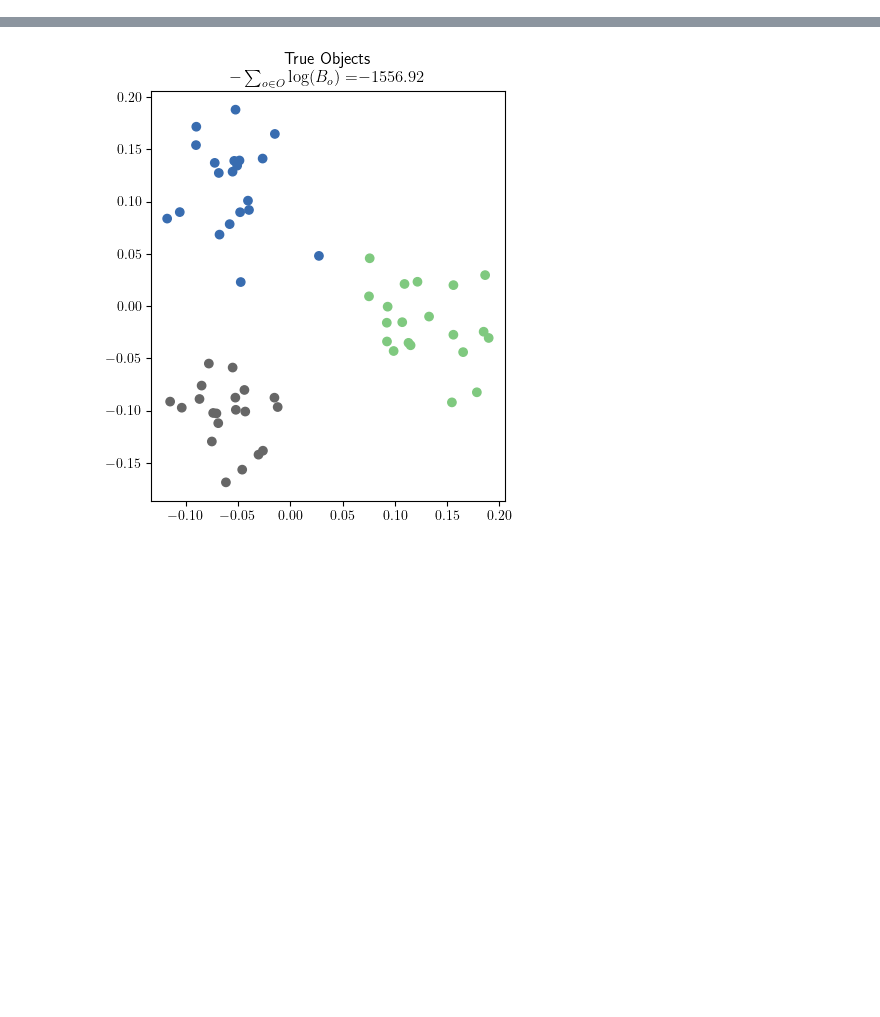
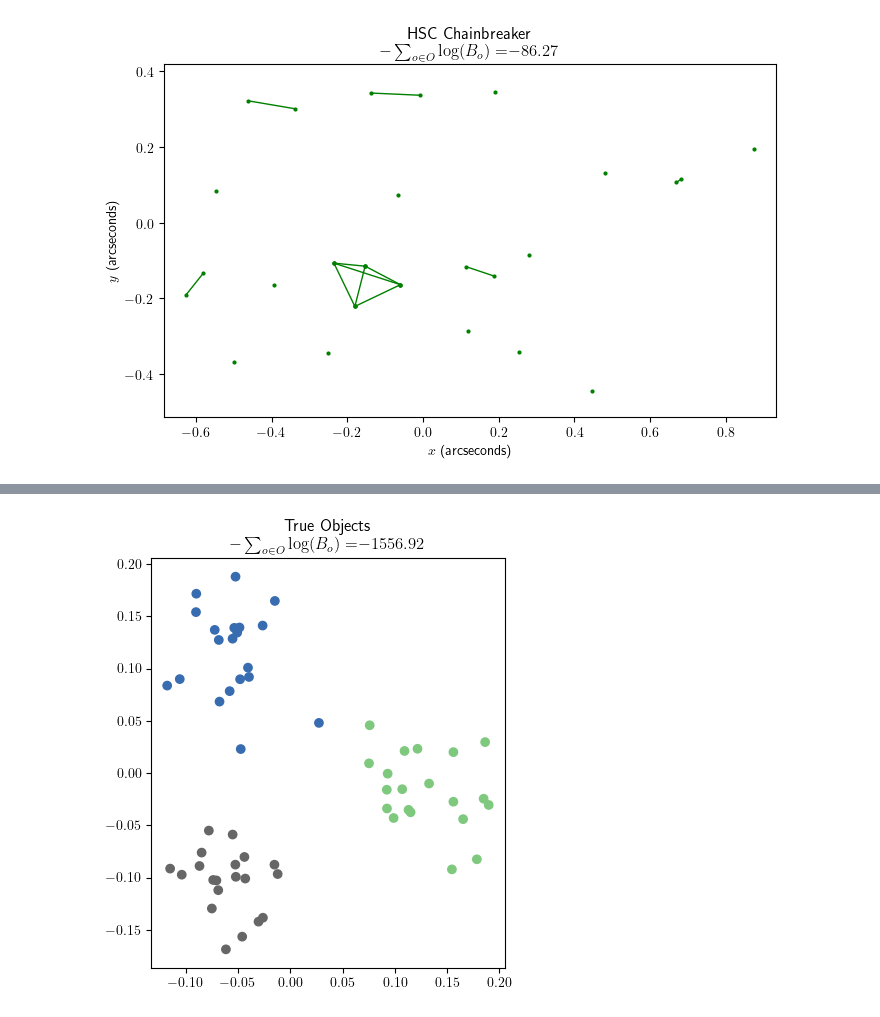
Before and after one commit to jacobf18/astronomical-matching, a Jupyter notebook: benchmark.ipynb, the cells around one changed output, grey strips where cells are left out. Saved outputs shown, nothing was run; the diff lists cells and outputs as text; code cells hidden in the pictures; blank space fills up the shorter version.

```diff
--- a/benchmark.ipynb
+++ b/benchmark.ipynb
@@ -23,0 +82,41 @@ plt.rcParams['text.usetex'] = True
+# %%
+def plot_lined(labels, data_df):
+    loc_tups = [(row["coord1 (arcseconds)"], row["coord2 (arcseconds)"]) for _, row in data_df.iterrows()]
+
+    label_dict = defaultdict(list)
+    for tup, label in zip(loc_tups, labels):
+        label_dict[label].append(tup)
+
+    for label, tup_list in label_dict.items():
+        if len(tup_list) == 1:
+            pairs = [tup_list]
+        else:
+            pairs = list(itertools.combinations(tup_list, 2))
+        for pair in pairs:
+            x = []
+            y = []
+            for tup in pair:
+                x.append(tup[0])
+                y.append(tup[1])
+            plt.plot(x, y, color='green', marker='o', linestyle='-', linewidth=1, markersize=2)
+
+plt.figure(figsize=(7,7))
+plot_lined(df1.SubID, df1)
+plt.title("HSC Chainbreaker\n"
+            r"$-\sum_{{o\in O}}\log(B_o)=$"
+            f"${neg_log_bayes(df1, df1.SubID):.2f}$")
+plt.xlabel("$x$ (arcseconds)")
+plt.ylabel("$y$ (arcseconds)")
+
+plt.xlim([-0.6857726511528928, 0.932898275354161])
+plt.ylim([-0.512281838440816, 0.4193590601830769])
+
+plt.tight_layout()
+ax = plt.gca()
+ax.set_aspect("equal")
+
+plt.savefig("figures/chainbreaker_medium.eps", bbox_inches='tight')
+
+plt.show()
+# %% [output]
+[figure, added]
```
Also changed, not shown: parts of 10 cells of this notebook, 3 other files.
